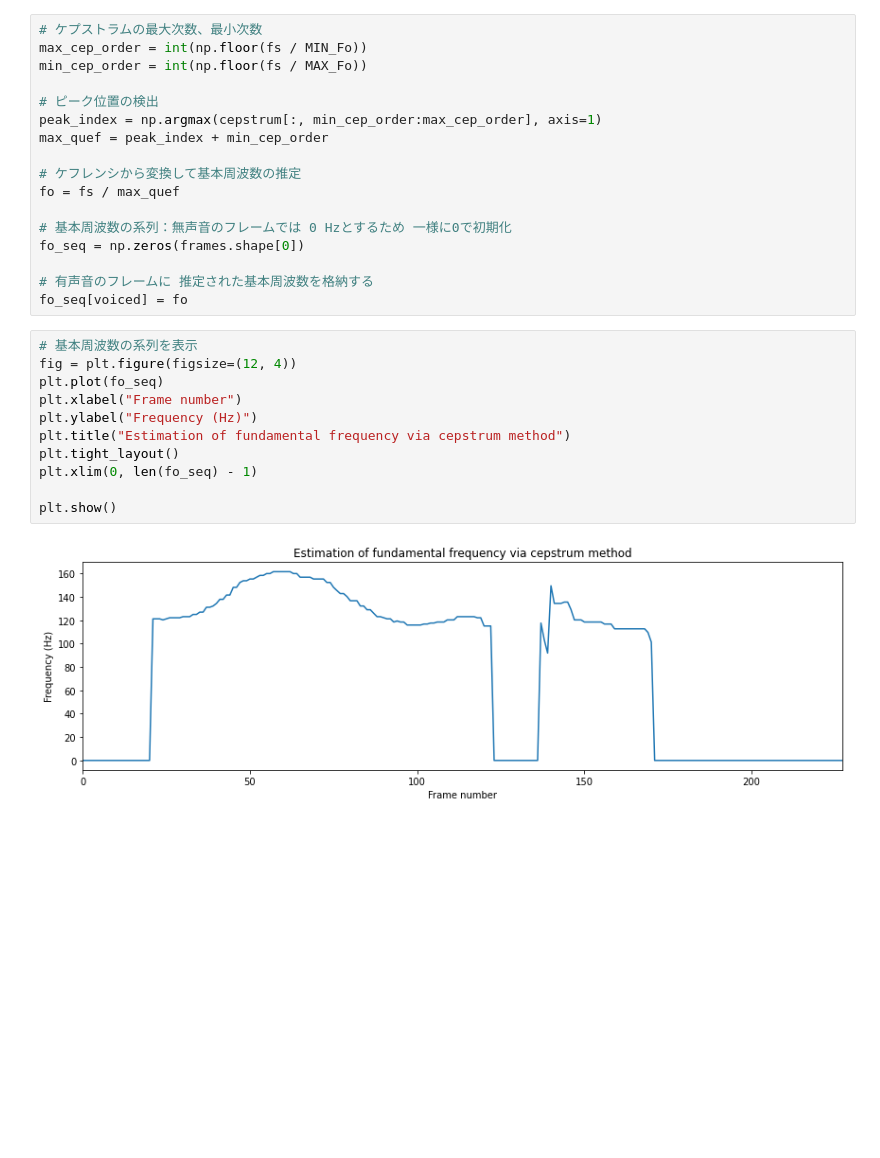
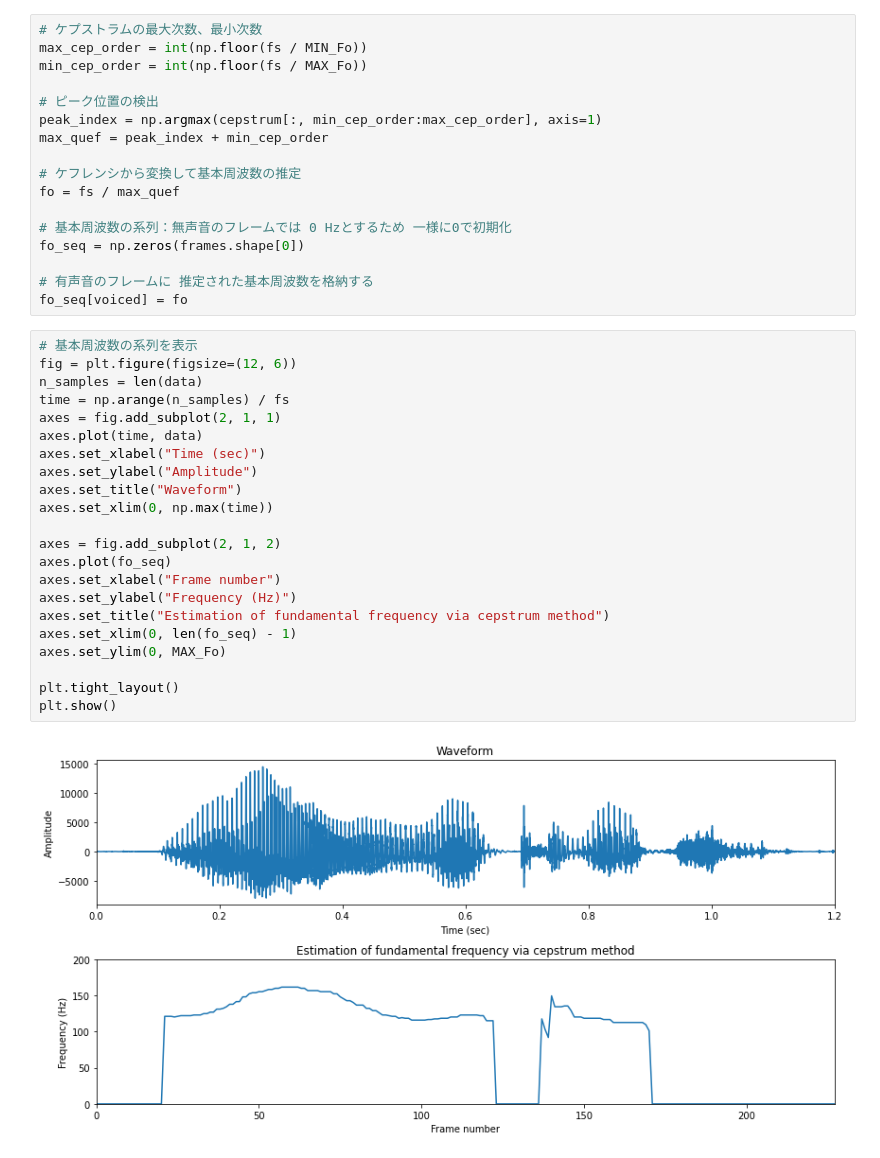
Before and after one commit to tam17aki/speech_process_exercise, a Jupyter notebook: SpeechAnalysis/feat_fo_cepstrum.ipynb, the cells around one changed output. Drawn from its saved outputs; the diff is of its cells as text; blank space fills up the shorter version.

```diff
--- a/SpeechAnalysis/feat_fo_cepstrum.ipynb
+++ b/SpeechAnalysis/feat_fo_cepstrum.ipynb
@@ -55,16 +55,27 @@ fo_seq = np.zeros(frames.shape[0])
 
 # 有声音のフレームに 推定された基本周波数を格納する
 fo_seq[voiced] = fo
-# %%
-# 基本周波数の系列を表示
-fig = plt.figure(figsize=(12, 4))
-plt.plot(fo_seq)
-plt.xlabel("Frame number")
-plt.ylabel("Frequency (Hz)")
-plt.title("Estimation of fundamental frequency via cepstrum method")
-plt.tight_layout()
-plt.xlim(0, len(fo_seq) - 1)
-
-plt.show()
-# %% [output]
-[figure, removed]
+# %%
+# 基本周波数の系列を表示
+fig = plt.figure(figsize=(12, 6))
+n_samples = len(data)
+time = np.arange(n_samples) / fs
+axes = fig.add_subplot(2, 1, 1)
+axes.plot(time, data)
+axes.set_xlabel("Time (sec)")
+axes.set_ylabel("Amplitude")
+axes.set_title("Waveform")
+axes.set_xlim(0, np.max(time))
+
+axes = fig.add_subplot(2, 1, 2)
+axes.plot(fo_seq)
+axes.set_xlabel("Frame number")
+axes.set_ylabel("Frequency (Hz)")
+axes.set_title("Estimation of fundamental frequency via cepstrum method")
+axes.set_xlim(0, len(fo_seq) - 1)
+axes.set_ylim(0, MAX_Fo)
+
+plt.tight_layout()
+plt.show()
+# %% [output]
+[figure, added]
```
